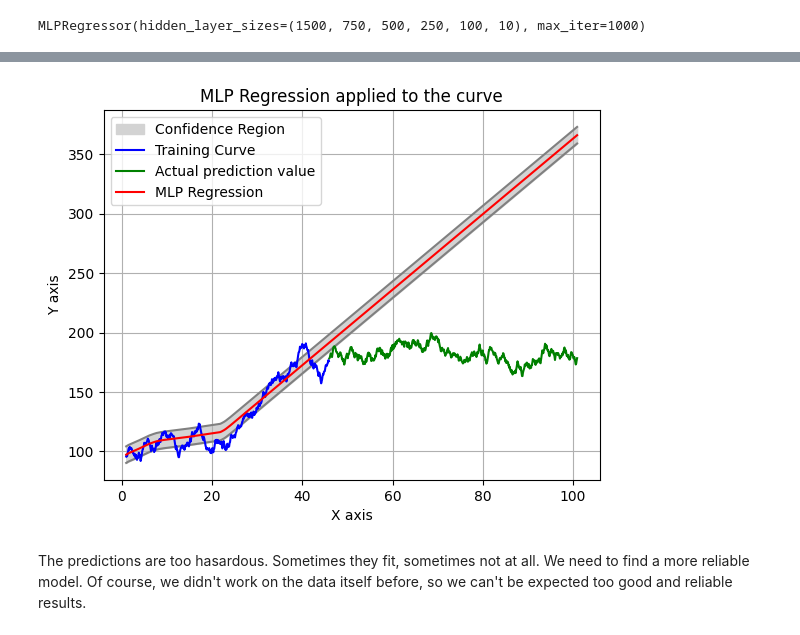
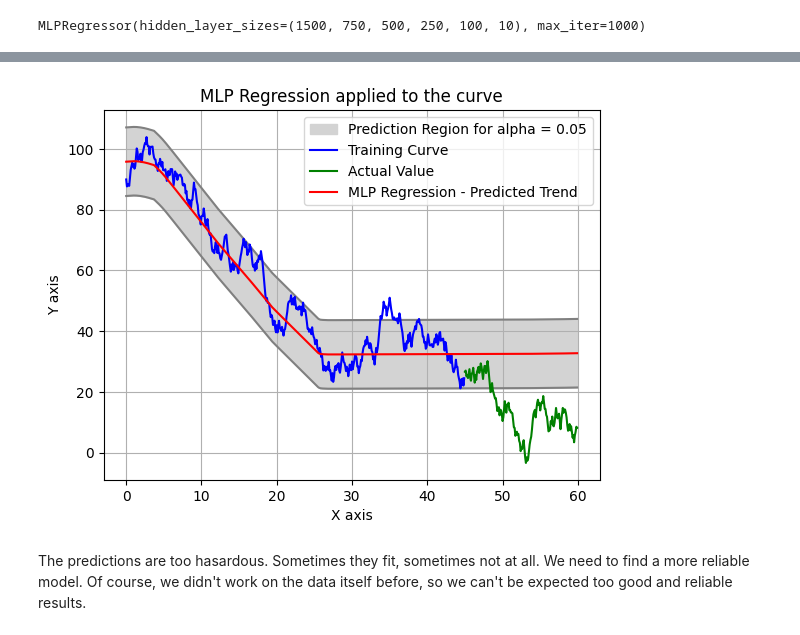
Before and after one commit to Gdeterline/Small-Projects-And-Courses, a Jupyter notebook: Time-Series/Regression/RegressionInitiation.ipynb, the cells around one changed output, grey strips where cells are left out. Drawn from its saved outputs; the diff is of its cells as text; code cells hidden in the pictures.

```diff
--- a/Time-Series/Regression/RegressionInitiation.ipynb
+++ b/Time-Series/Regression/RegressionInitiation.ipynb
@@ -9,7 +9,7 @@ from sklearn.metrics import r2_score
 # %%
 alpha = 0.05
 # %%
-X = np.arange(1, 101, 0.1).reshape(-1, 1)
+X = np.arange(0, 60, 0.1).reshape(-1, 1)
 Y = []
 y = rd.randint(50, 100)
 for i in range(len(X)):
@@ -119,17 +119,17 @@ lower_LR = [y_pred_MLP[i] - qt if qt > 0 else y_pred_MLP[i] + qt for i in range(
 # %%
 plt.plot(X, upper_LR, color='grey')
 plt.plot(X, lower_LR, color='grey')
-plt.fill_between(X.reshape(-1), upper_LR, lower_LR, color='lightgrey', label='Confidence Region')
+plt.fill_between(X.reshape(-1), upper_LR, lower_LR, color='lightgrey', label=f'Prediction Region for alpha = {alpha}')
 plt.plot(X[:450], Y[:450], color='b', label='Training Curve')
-plt.plot(X[450:], Y[450:], color='g', label='Actual prediction value')
-plt.plot(X, y_pred_MLP, color='r', label='MLP Regression')
+plt.plot(X[450:], Y[450:], color='g', label='Actual Value')
+plt.plot(X, y_pred_MLP, color='r', label='MLP Regression - Predicted Trend')
 plt.xlabel("X axis")
 plt.ylabel("Y axis")
 plt.title("MLP Regression applied to the curve")
 plt.grid()
 plt.legend()
 plt.show()
 # %% [output]
-[figure, old version]
+[figure, new version]
 # %% [markdown]
 The predictions are too hasardous. Sometimes they fit, sometimes not at all. We need to find a more reliable model. Of course, we didn't work on the data itself before, so we can't be expected too good and reliable results.
```
Also changed, not shown: parts of 5 cells of this notebook.
